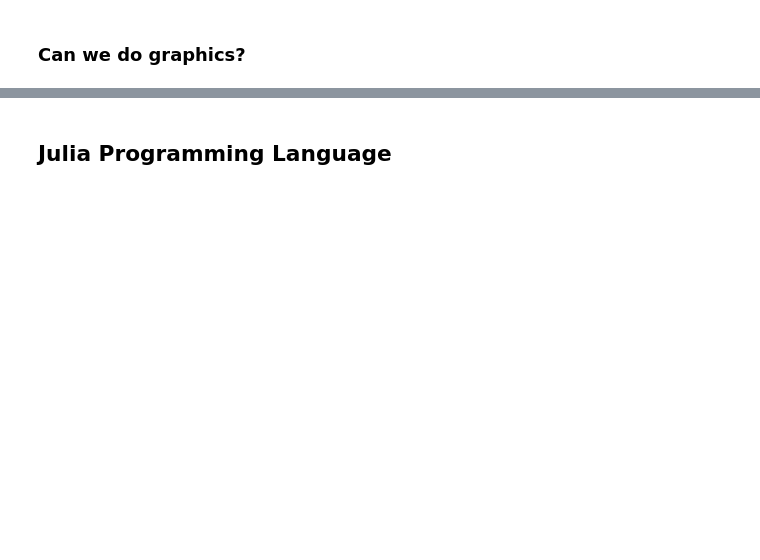
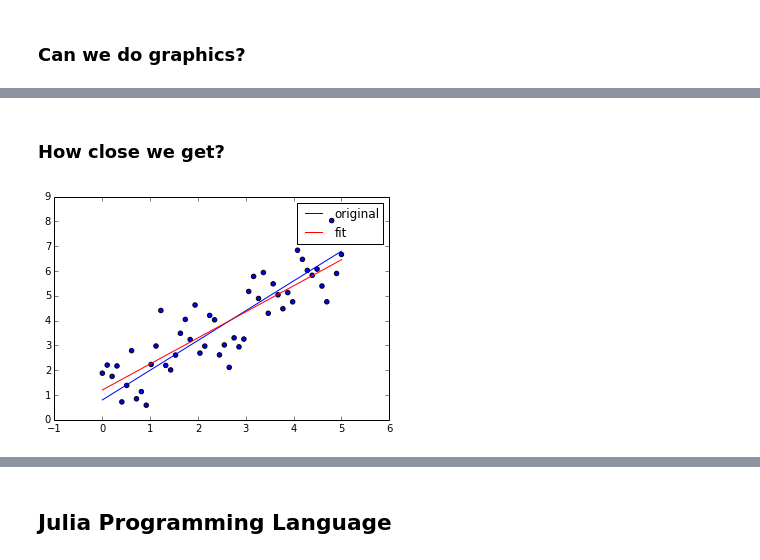
Before and after one commit to yenlung/From-Python-to-Jupyter, a Jupyter notebook: From Python to Jupyter.ipynb, the cells around one changed output, grey strips where cells are left out. Cells and saved outputs as stored; diff of their text form; code cells hidden in the pictures; blank space fills up the shorter version.

```diff
--- a/From Python to Jupyter.ipynb
+++ b/From Python to Jupyter.ipynb
@@ -556,0 +581,3 @@ interact(draw, k=(1.,10.));
+# %%
+def f(x, a, b):
+    return a*x + b
@@ -556,0 +586,2 @@ interact(draw, k=(1.,10.));
+# %%
+popt, pcov = curve_fit(f, x, y)
@@ -556,0 +592,12 @@ interact(draw, k=(1.,10.));
+# %%
+a, b = popt
+# %% [markdown]
+### How close we get?
+# %%
+scatter(x,y)
+plot(x,1.2*x + 0.8,'b',label="original")
+plot(x,a*x + b, 'r',label="fit")
+ax = gca()
+ax.legend();
+# %% [output]
+[figure, added]
```
Also changed, not shown: parts of 105 cells of this notebook, 1 other file.
